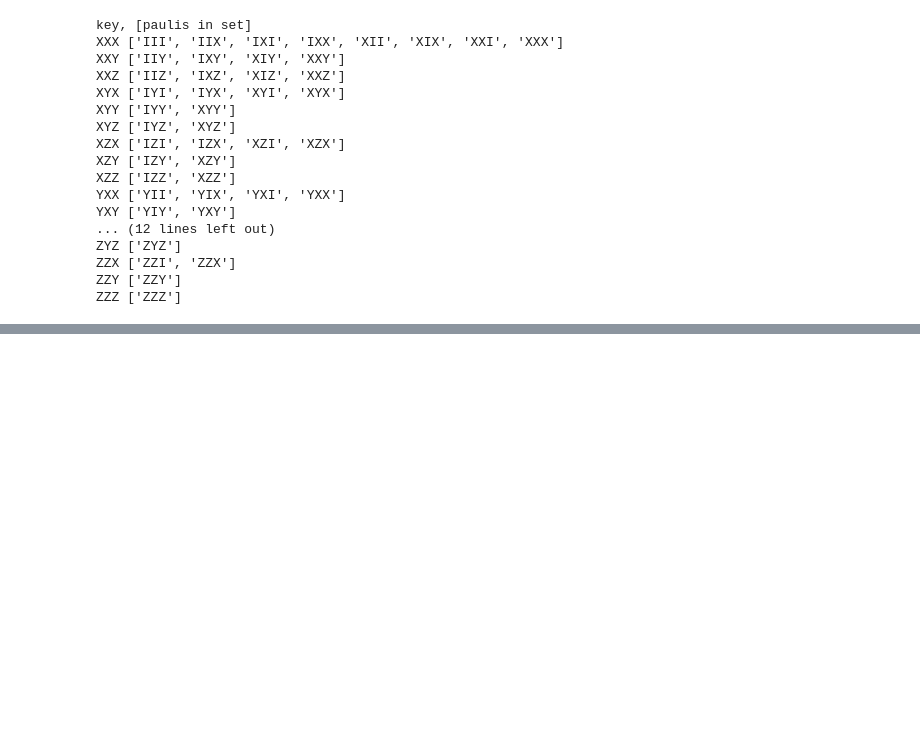
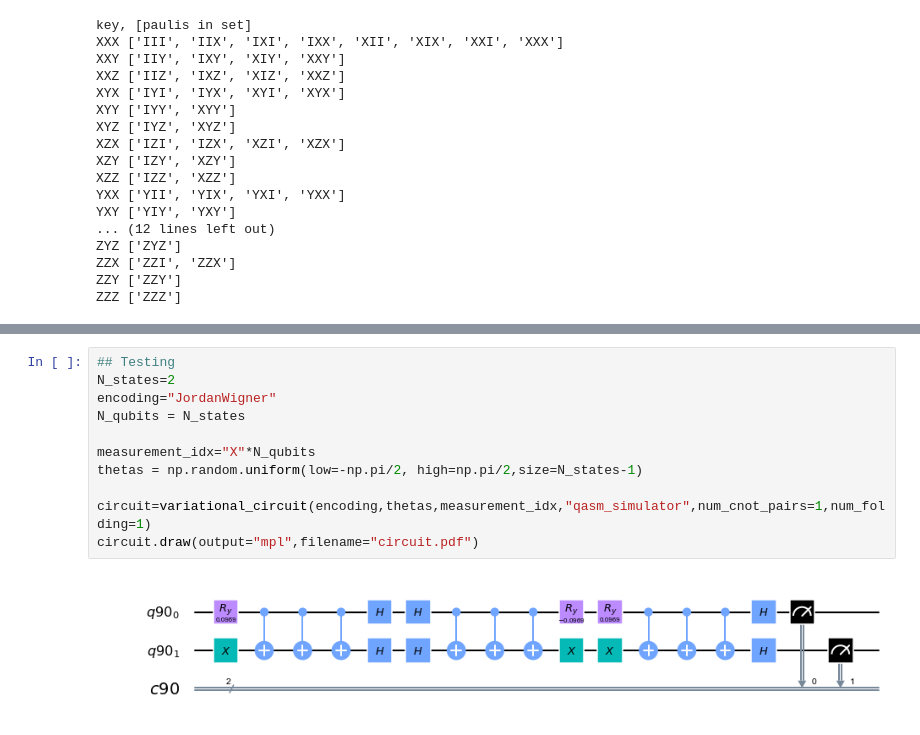
Before and after one commit to aemccoy/GrayCode-QubitEncoding, a Jupyter notebook: notebooks/deuteron-ab-initio.ipynb, the cells around one changed output, grey strips where cells are left out. Saved outputs shown, nothing was run; the diff lists cells and outputs as text; blank space fills up the shorter version.

Commit message:
Add JW circuit constructor and compute energy function

```diff
--- a/notebooks/deuteron-ab-initio.ipynb
+++ b/notebooks/deuteron-ab-initio.ipynb
@@ -859,0 +924,13 @@ circuit.draw(output="mpl",filename="circuit.pdf")
+# %%
+## Testing
+N_states=2
+encoding="JordanWigner"
+N_qubits = N_states
+
+measurement_idx="X"*N_qubits
+thetas = np.random.uniform(low=-np.pi/2, high=np.pi/2,size=N_states-1)
+
+circuit=variational_circuit(encoding,thetas,measurement_idx,"qasm_simulator",num_cnot_pairs=1,num_folding=1)
+circuit.draw(output="mpl",filename="circuit.pdf")
+# %% [output]
+[figure, added]
```
Also changed, not shown: parts of 3 cells of this notebook.
